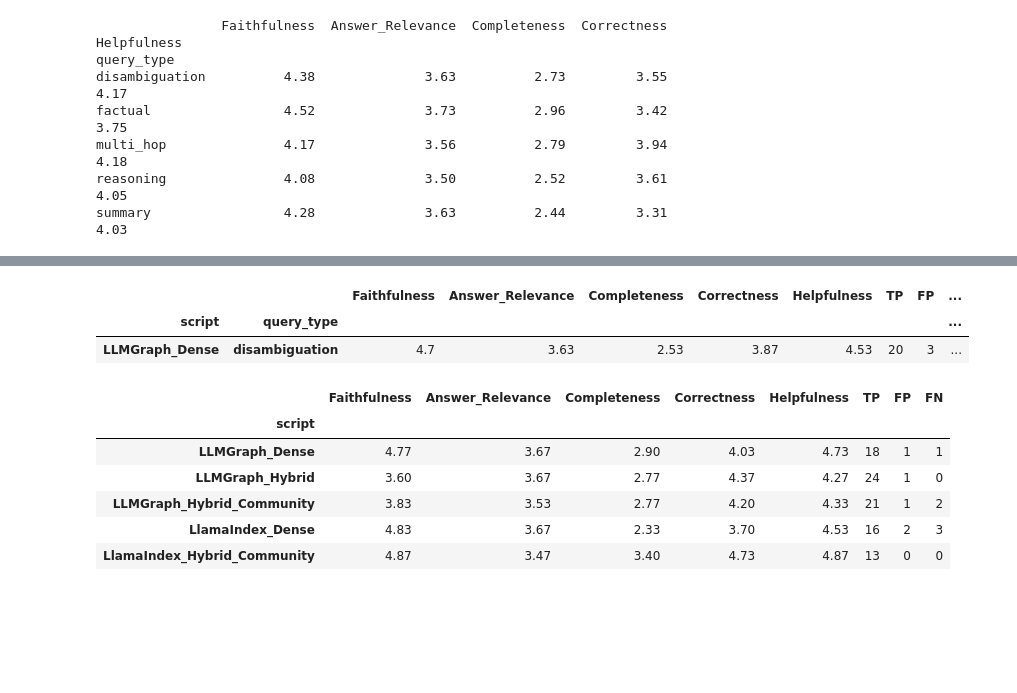
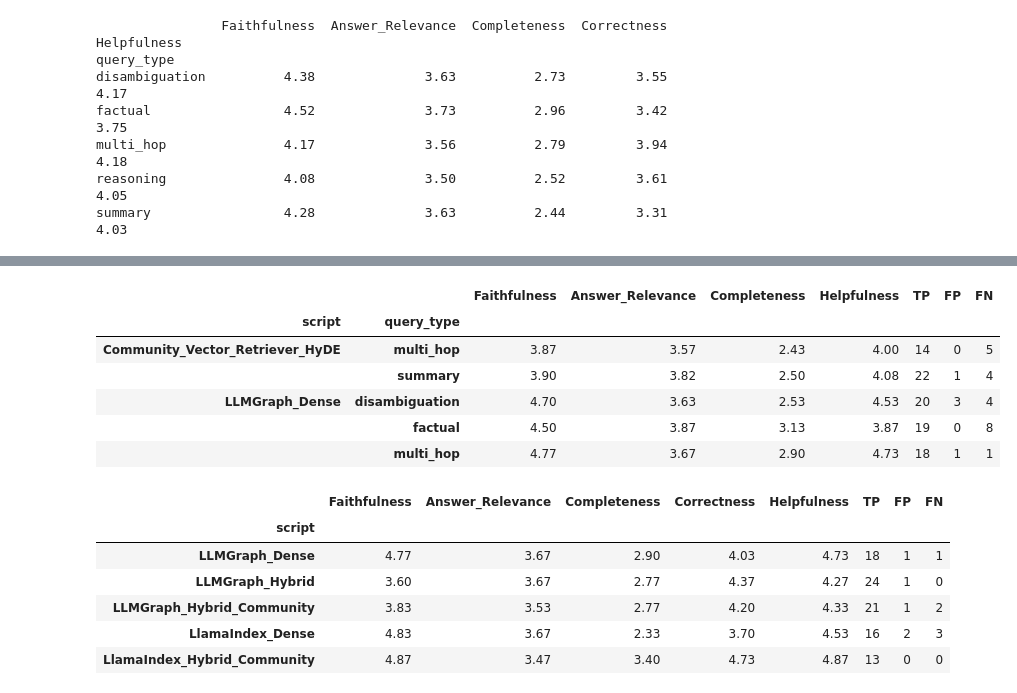
Before and after one commit to nasibatuychieva/master_thesis-rag, a Jupyter notebook: main/evaluation/judge_results/check_results.ipynb, the cells around one changed output, grey strips where cells are left out. Cells and saved outputs as stored; diff of their text form; code cells hidden in the pictures; blank space fills up the shorter version.

```diff
--- a/main/evaluation/judge_results/check_results.ipynb
+++ b/main/evaluation/judge_results/check_results.ipynb
@@ -285 +339,34 @@ SimpleKG_Hybrid_Rerank               254
 dtype: int64
+# %%
+df4= df_new[df_new["script"] == "LlamaIndex_Dense"]
+import pandas as pd
+
+
+
+# 1) Priorität für correctness_category festlegen (höher = besser)
+# TP soll gewinnen, danach FP, danach alles andere
+category_rank = {"TP": 2, "FP": 1}
+
+df4["correctness_rank"] = df4["correctness_category"].map(category_rank).fillna(0).astype(int)
+
+# 2) Scores robust in Zahlen umwandeln (falls sie als Strings vorliegen)
+df4["faithfulness_1to5"] = pd.to_numeric(df4["faithfulness_1to5"], errors="coerce").fillna(-1)
+df4["answer_relevance_1to5"] = pd.to_numeric(df4["answer_relevance_1to5"], errors="coerce").fillna(-1)
+# (Optional) weiterer Tie-Breaker, falls du willst:
+df4["helpfulness_final_1to5"] = pd.to_numeric(df4["helpfulness_final_1to5"], errors="coerce").fillna(-1)
+
+# 3) Sortieren: pro (script, question_id) die beste Zeile nach Ranking zuerst
+df_sorted4 = df4.sort_values(
+    by=[
+        "script",
+        "question_id",
+        "correctness_rank",      # TP > FP > Rest
+        "faithfulness_1to5",     # höher besser
+        "answer_relevance_1to5", # höher besser
+        "helpfulness_final_1to5" # optional tie-breaker
+    ],
+    ascending=[True, True, False, False, False, False],
+)
+
+# 4) Pro (script, question_id) nur die erste (beste) Zeile behalten
+df_best4 = df_sorted4.drop_duplicates(subset=["script", "question_id"], keep="first")
@@ -460,10 +568,12 @@ Name: count, dtype: int64
 df_newest = df_new[df_new["script"] != "LLMGraph_Hybrid"]
 df_newest2 = df_newest[df_newest["script"] != "SimpleKG_Hybrid"]
 df_newest3 = df_newest2[df_newest2["script"] != "SimpleKG_Hybrid_Rerank"]
+df_newest4 = df_newest3[df_newest3["script"] != "LlamaIndex_Dense"]
+
 
 df_newest_combi = (
     pd.concat(
-        [df_newest3,df_best3,df_best2, df_best ],
+        [df_newest4,df_best4, df_best3,df_best2, df_best ],
         axis=0
     )
     .drop_duplicates()
@@ -480,3 +590,4 @@ df_newest_combi = df_newest_combi.drop_duplicates(
     subset=["script", "question_id"],
     keep="first"
 )
+df_newest_combi= df_newest_combi[df_newest_combi["script"] != "SimpleKG_Vector_KG_Retriever"]
@@ -839,7 +993,7 @@ summary_by_script_and_query = (
             Faithfulness=("faithfulness_1to5", "mean"),
             Answer_Relevance=("answer_relevance_1to5", "mean"),
             Completeness=("completeness_1to5", "mean"),
-            Correctness=("correctness_coverage_1to5", "mean"),
+
             Helpfulness=("helpfulness_final_1to5", "mean"),
 
         )
@@ -1069,28 +1229,32 @@ LLMGraph_Dense                         2.53     3.13       2.90       2.60     2
 # %%
 import pandas as pd
 
 # 1) Ensure both have the SAME MultiIndex order: (script, query_type)
 summary_metrics = summary_by_script_and_query.copy()  # index: (script, query_type)
 
 counts_fixed = (
     counts.copy()
          .reorder_levels(["script", "query_type"])  # was (query_type, script) -> (script, query_type)
          .sort_index()
 )
 
 # 2) Join metrics + counts into one table
 summary_all = summary_metrics.join(counts_fixed, how="left").fillna(0)
 
 # Optional: make TP/FP/FN integers (after fillna)
 for col in ["TP", "FP", "FN"]:
     if col in summary_all.columns:
         summary_all[col] = summary_all[col].astype(int)
 
-summary_all.head(1)
+summary_all.head(5)
 # %% [output]
-|  |  | Faithfulness | Answer_Relevance | Completeness | Correctness | Helpfulness | TP | FP | ... |
-| script | query_type |  |  |  |  |  |  |  | ... |
-| LLMGraph_Dense | disambiguation | 4.7 | 3.63 | 2.53 | 3.87 | 4.53 | 20 | 3 | ... |
+|  |  | Faithfulness | Answer_Relevance | Completeness | Helpfulness | TP | FP | FN |
+| script | query_type |  |  |  |  |  |  |  |
+| Community_Vector_Retriever_HyDE | multi_hop | 3.87 | 3.57 | 2.43 | 4.00 | 14 | 0 | 5 |
+|  | summary | 3.90 | 3.82 | 2.50 | 4.08 | 22 | 1 | 4 |
+| LLMGraph_Dense | disambiguation | 4.70 | 3.63 | 2.53 | 4.53 | 20 | 3 | 4 |
+|  | factual | 4.50 | 3.87 | 3.13 | 3.87 | 19 | 0 | 8 |
+|  | multi_hop | 4.77 | 3.67 | 2.90 | 4.73 | 18 | 1 | 1 |
 # %%
 summary_only = summary_all.xs("multi_hop", level="query_type")
 summary_only
```
Also changed, not shown: parts of 34 cells of this notebook, 35 other files.
